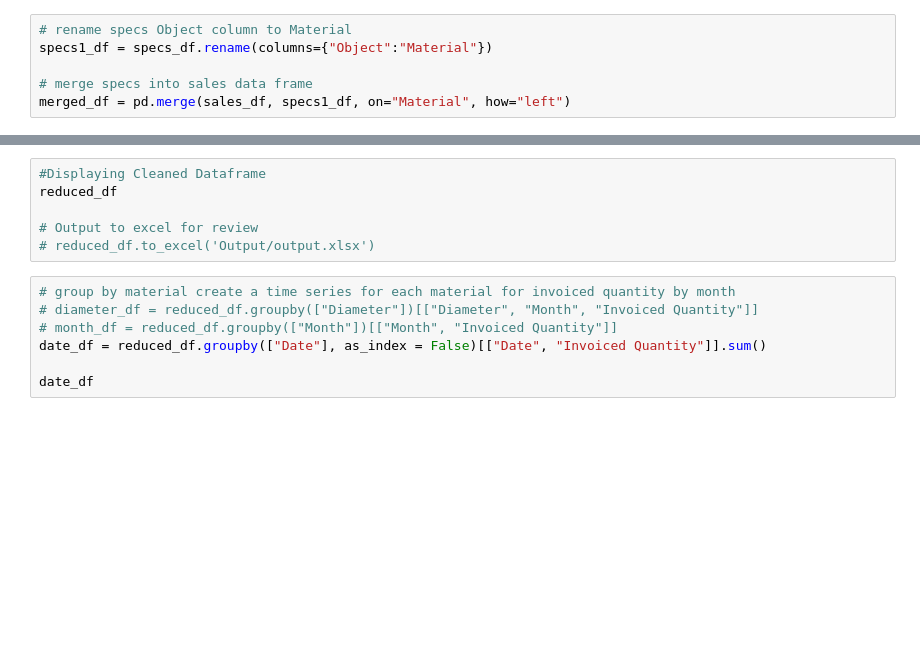
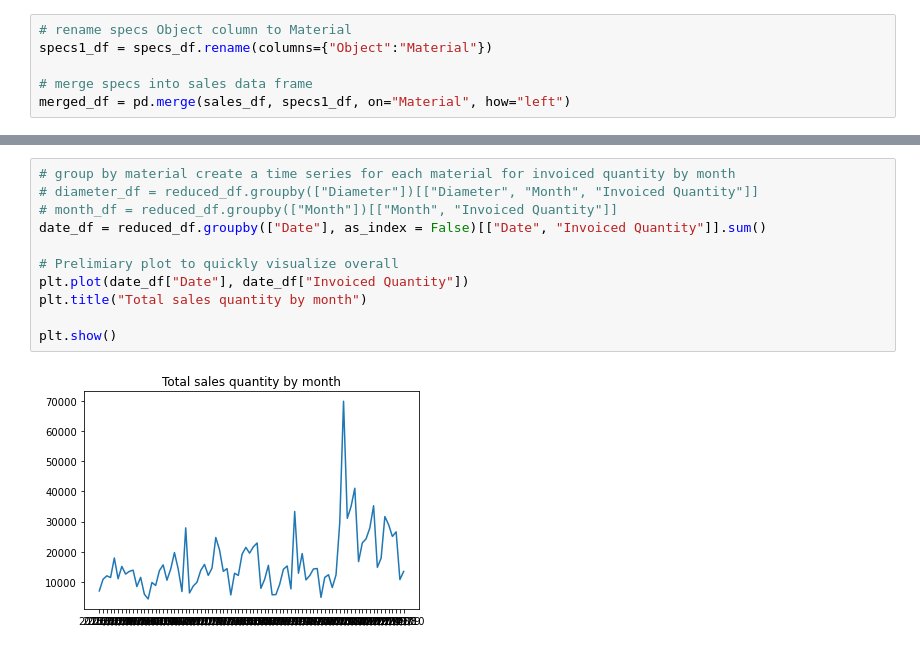
Before and after one commit to 2Delta/GT-Coding-Boot-Camp_Project-1, a Jupyter notebook: Project_01_BicycleSales_01.ipynb, the cells around one changed output, grey strips where cells are left out. Cells and saved outputs as stored; diff of their text form; blank space fills up the shorter version.

```diff
--- a/Project_01_BicycleSales_01.ipynb
+++ b/Project_01_BicycleSales_01.ipynb
@@ -49,16 +71,16 @@ reduced_df = reduced_df[reduced_df["Application"].str.contains("TUBE|MVS")==Fals
-# %%
-#Displaying Cleaned Dataframe
-reduced_df
-
-# Output to excel for review
-# reduced_df.to_excel('Output/output.xlsx')
 # %%
 # group by material create a time series for each material for invoiced quantity by month
 # diameter_df = reduced_df.groupby(["Diameter"])[["Diameter", "Month", "Invoiced Quantity"]]
 # month_df = reduced_df.groupby(["Month"])[["Month", "Invoiced Quantity"]]
 date_df = reduced_df.groupby(["Date"], as_index = False)[["Date", "Invoiced Quantity"]].sum()
 
-date_df
+# Prelimiary plot to quickly visualize overall
+plt.plot(date_df["Date"], date_df["Invoiced Quantity"])
+plt.title("Total sales quantity by month")
+
+plt.show()
+# %% [output]
+[figure, added]
 # %%
 # group by year and month then sum invoiced quantity
 year_month_df = reduced_df.groupby(["Year", "Month"],
```
Also changed, not shown: parts of 19 cells of this notebook.
